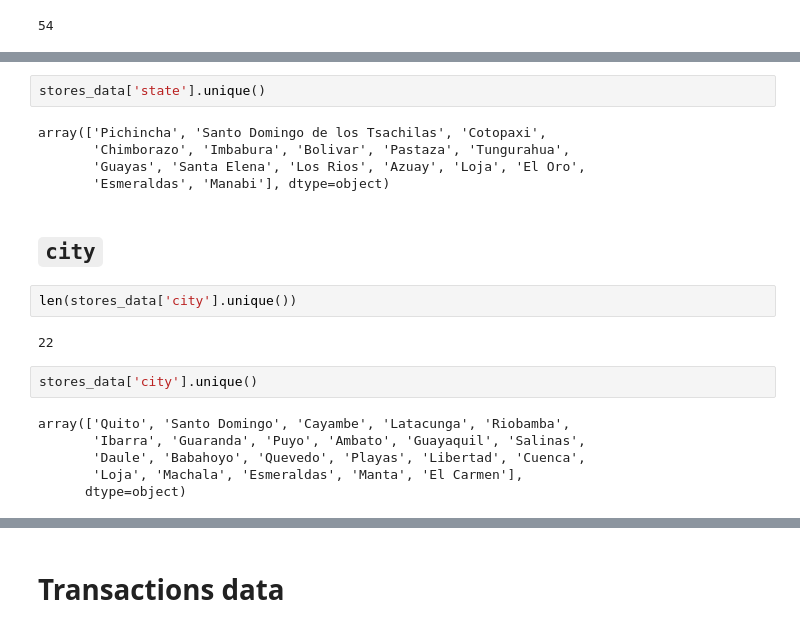
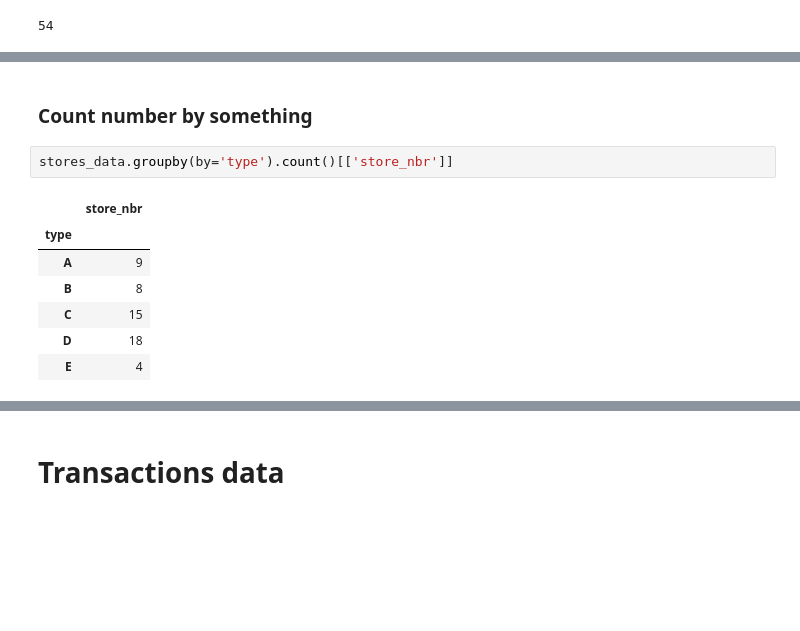
Before and after one commit to didine13/forecasting_for_sales, a Jupyter notebook: notebooks/nhouyvanisvong_dataexplo.ipynb, the cells around one changed output, grey strips where cells are left out. Cells and saved outputs as stored; diff of their text form; blank space fills up the shorter version.

```diff
--- a/notebooks/nhouyvanisvong_dataexplo.ipynb
+++ b/notebooks/nhouyvanisvong_dataexplo.ipynb
@@ -226,21 +220,12 @@ len(stores_data['state'].unique())
-# %%
-stores_data['state'].unique()
-# %% [output]
-array(['Pichincha', 'Santo Domingo de los Tsachilas', 'Cotopaxi',
-       'Chimborazo', 'Imbabura', 'Bolivar', 'Pastaza', 'Tungurahua',
-       'Guayas', 'Santa Elena', 'Los Rios', 'Azuay', 'Loja', 'El Oro',
-       'Esmeraldas', 'Manabi'], dtype=object)
-# %% [markdown]
-## `city`
-# %%
-len(stores_data['city'].unique())
-# %% [output]
-22
-# %%
-stores_data['city'].unique()
-# %% [output]
-array(['Quito', 'Santo Domingo', 'Cayambe', 'Latacunga', 'Riobamba',
-       'Ibarra', 'Guaranda', 'Puyo', 'Ambato', 'Guayaquil', 'Salinas',
-       'Daule', 'Babahoyo', 'Quevedo', 'Playas', 'Libertad', 'Cuenca',
-       'Loja', 'Machala', 'Esmeraldas', 'Manta', 'El Carmen'],
-      dtype=object)
+# %% [markdown]
+### **Count number by something**
+# %%
+stores_data.groupby(by='type').count()[['store_nbr']]
+# %% [output]
+|  | store_nbr |
+| type |  |
+| A | 9 |
+| B | 8 |
+| C | 15 |
+| D | 18 |
+| E | 4 |
```
Also changed, not shown: parts of 26 cells of this notebook.
